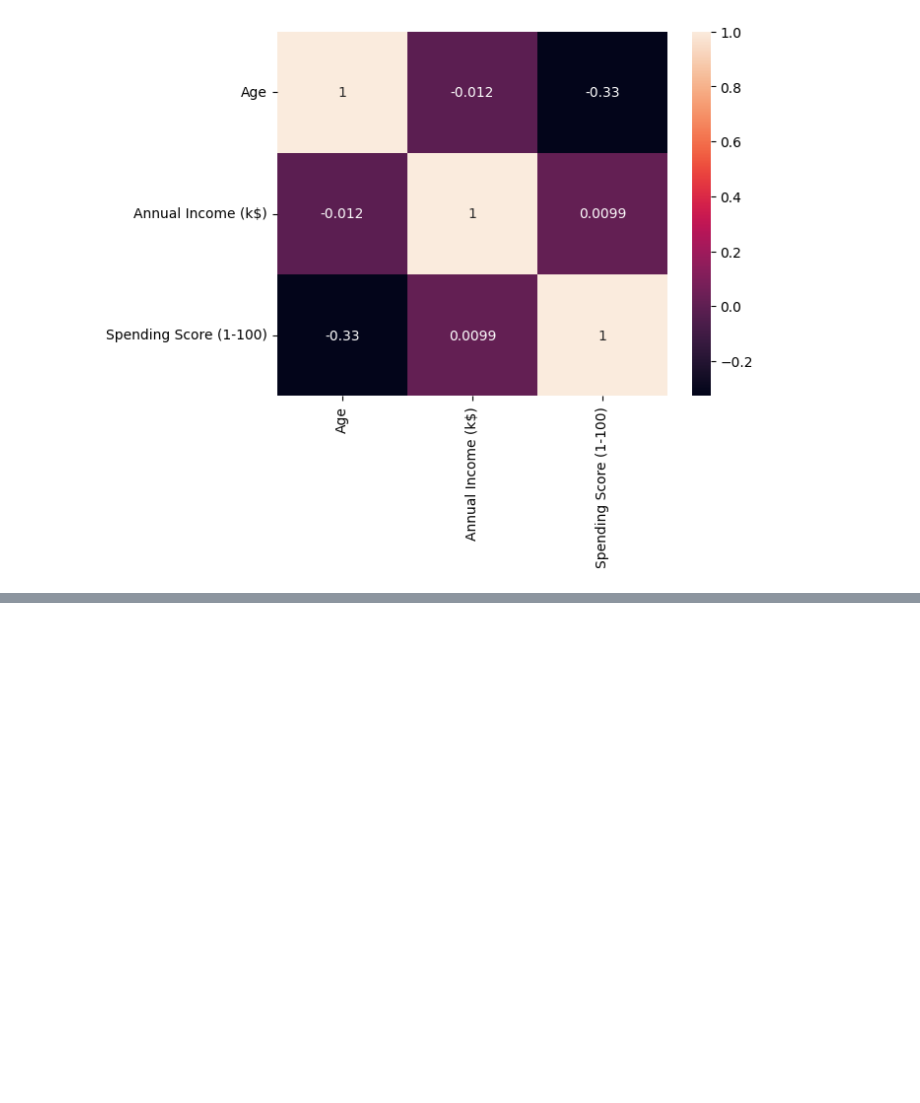
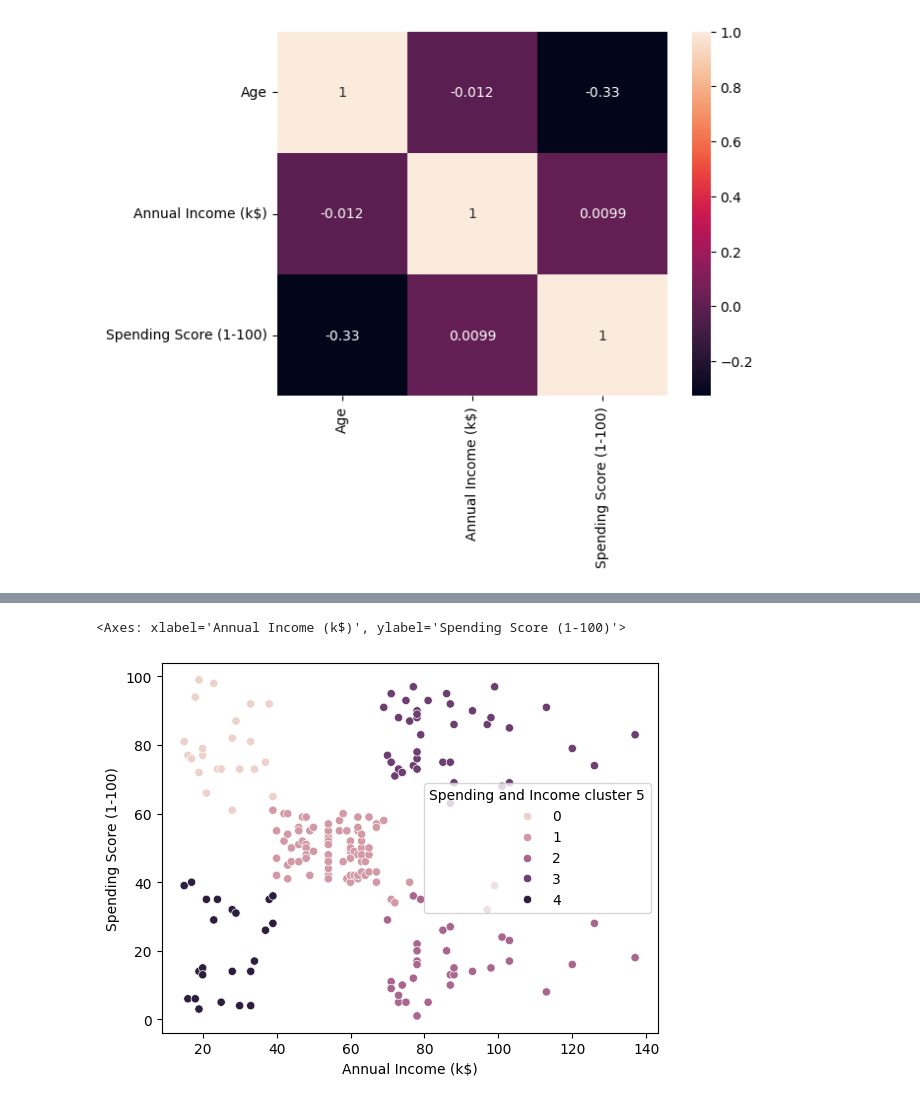
Before and after one commit to NavyaKiran/KMeans-Customer-Segmentation, a Jupyter notebook: CustomerSegmentation.ipynb, the cells around one changed output, grey strips where cells are left out. Saved outputs shown, nothing was run; the diff lists cells and outputs as text; code cells hidden in the pictures; blank space fills up the shorter version.

```diff
--- a/CustomerSegmentation.ipynb
+++ b/CustomerSegmentation.ipynb
@@ -117,0 +161,5 @@ sns.heatmap(data.corr(), annot = True)
+# %%
+cluster_5 = KMeans(n_clusters = 5)
+cluster_5.fit(data[['Annual Income (k$)', 'Spending Score (1-100)']])
+data['Spending and Income cluster 5'] = cluster_5.labels_
+data.head()
@@ -117,0 +185,7 @@ sns.heatmap(data.corr(), annot = True)
+# %%
+#Visualize the clusters using a scatter plot
+
+sns.scatterplot(x = 'Annual Income (k$)', y = 'Spending Score (1-100)', hue = 'Spending and Income cluster 5', data = data)
+# %% [output]
+<Axes: xlabel='Annual Income (k$)', ylabel='Spending Score (1-100)'>
+[figure, added]
```
Also changed, not shown: parts of 7 cells of this notebook.
